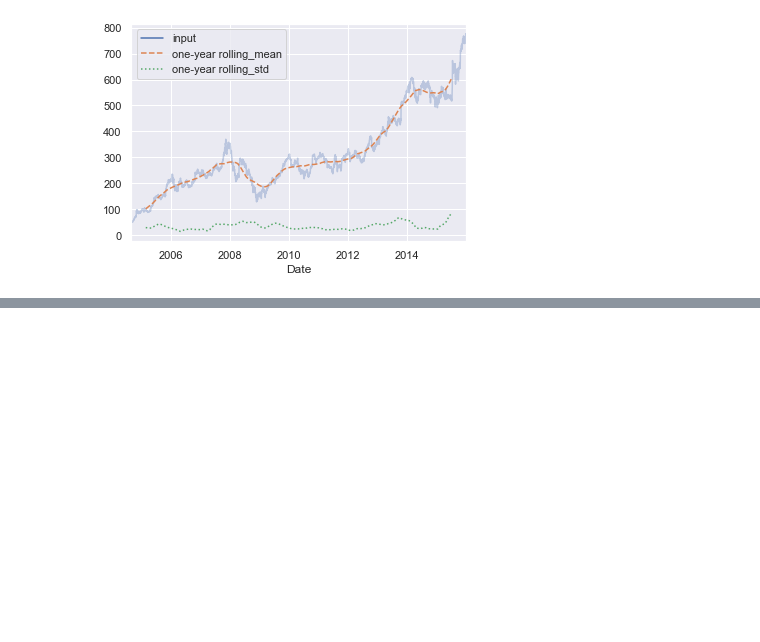
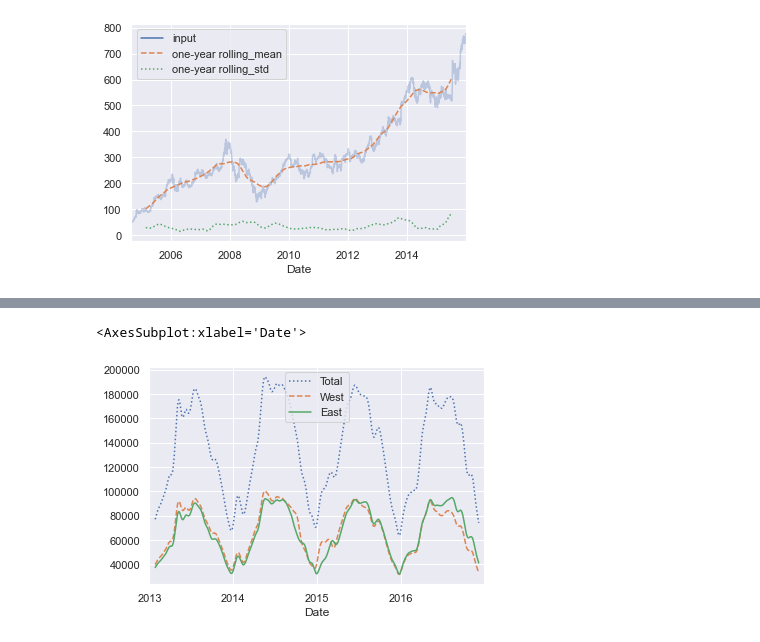
Before and after one commit to chriskestri/PDSH, a Jupyter notebook: pdsh_ch3_pandas.ipynb, the cells around one changed output, grey strips where cells are left out. Cells and saved outputs as stored; diff of their text form; code cells hidden in the pictures; blank space fills up the shorter version.

```diff
--- a/pdsh_ch3_pandas.ipynb
+++ b/pdsh_ch3_pandas.ipynb
@@ -2535,0 +2578,7 @@ Text(0, 0.5, 'Hourly Bicycle Count')
+# %%
+# smooth out result using Gaussian window function
+# width: 50 days, width of Gauss. within wind.: 10 days
+daily.rolling(50, center=True, win_type="gaussian").sum(std=10).plot(style=[":", "--", "-"])
+# %% [output]
+<AxesSubplot:xlabel='Date'>
+[figure, added]
```
Also changed, not shown: parts of 17 cells of this notebook.
